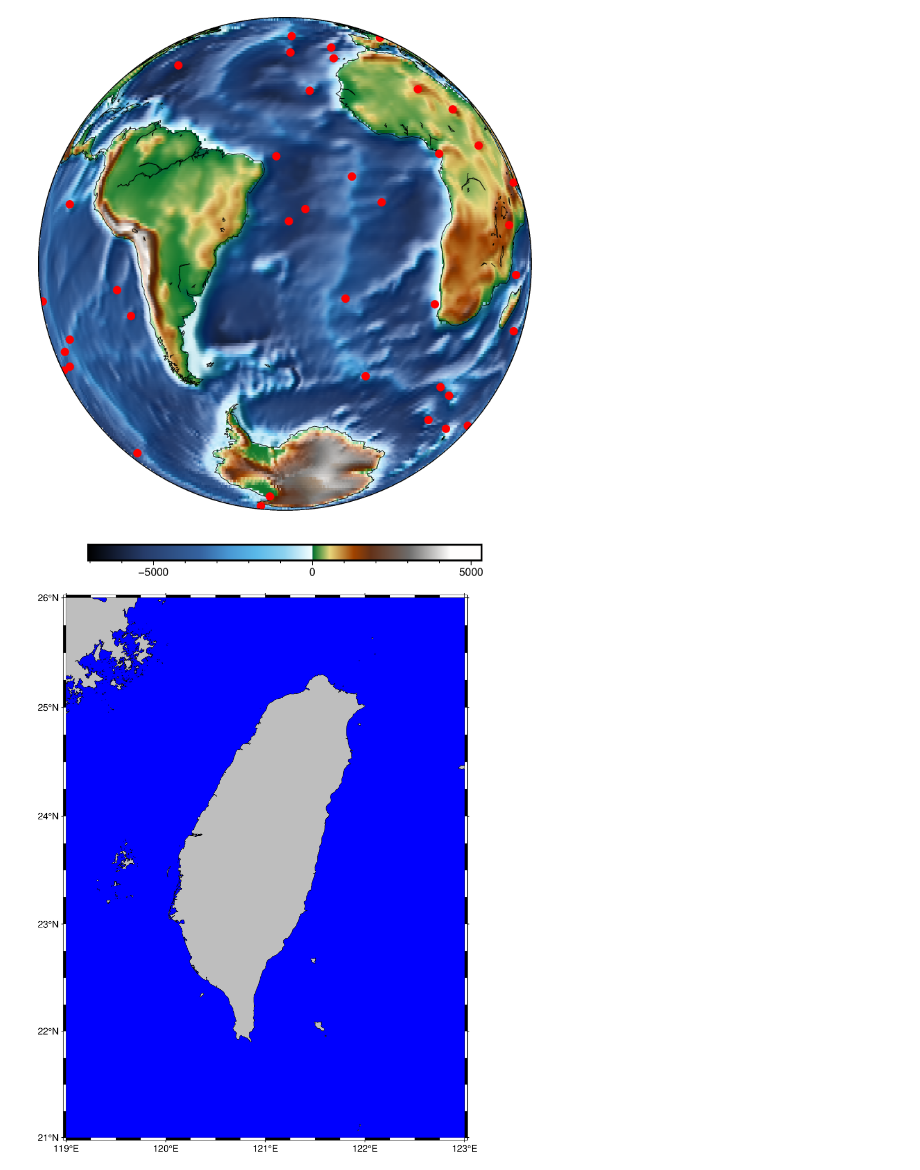
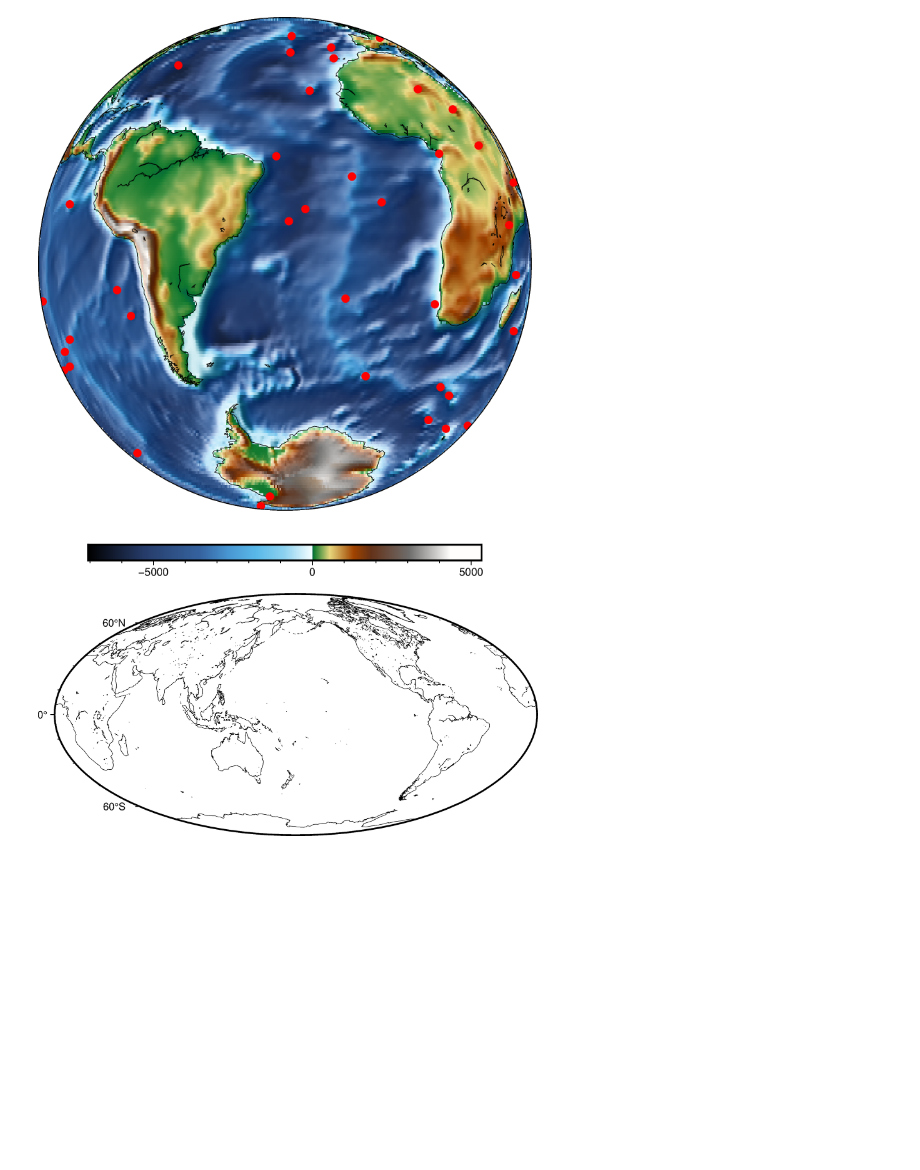
Before and after one commit to minh891711/plot_plate_boundary_pygmt, a Jupyter notebook: pygmt_plot_plate_boundary.ipynb, the cells around one changed output. Drawn from its saved outputs; the diff is of its cells as text; code cells hidden in the pictures; blank space fills up the shorter version.

```diff
--- a/pygmt_plot_plate_boundary.ipynb
+++ b/pygmt_plot_plate_boundary.ipynb
@@ -80,8 +75,8 @@ gmtread [NOTICE]:   -> Download grid file [111K]: earth_relief_01d_p.grd
 [figure]
 # %%
 fig = pygmt.Figure()
-fig.basemap(region="119/123/21/26", projection="M15c", frame=True)
-fig.coast(shorelines=True, land="gray", water="blue", resolution="full")
+fig.basemap(region="g", projection="W15c", frame=True)
+fig.coast(shorelines=True)
 fig.show()
 # %% [output]
-[figure, old version]
+[figure, new version]
```
Also changed, not shown: parts of 11 cells of this notebook.
